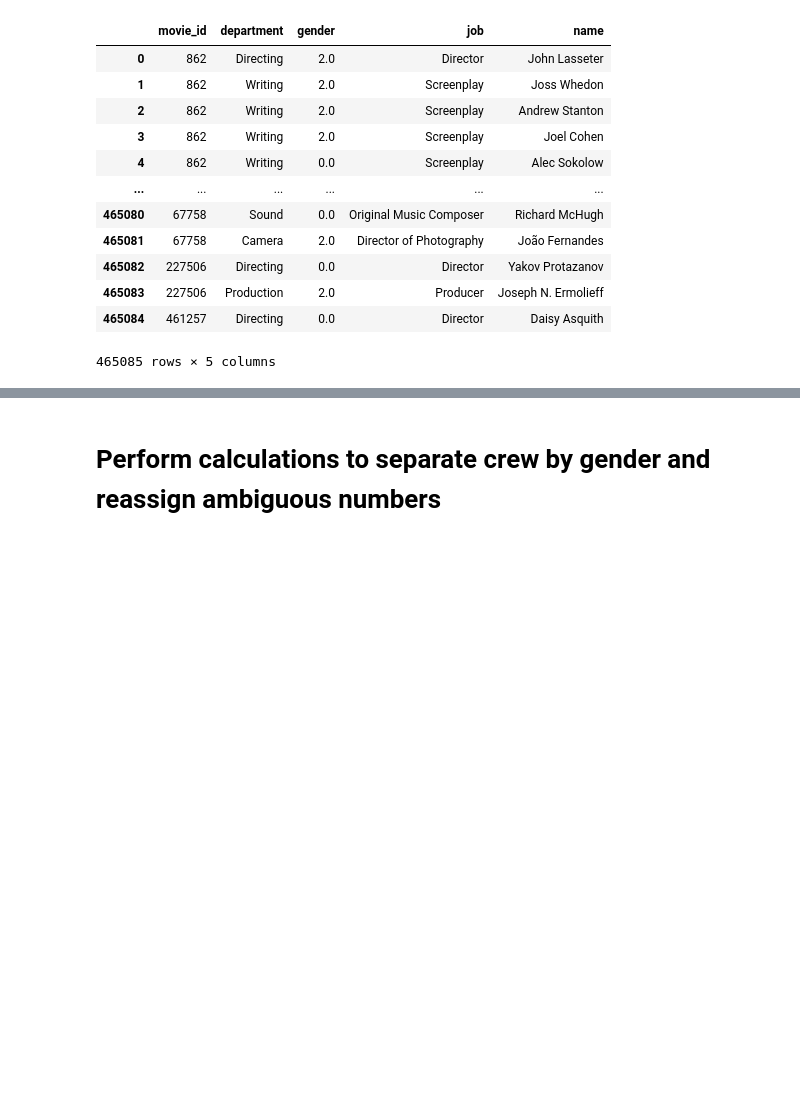
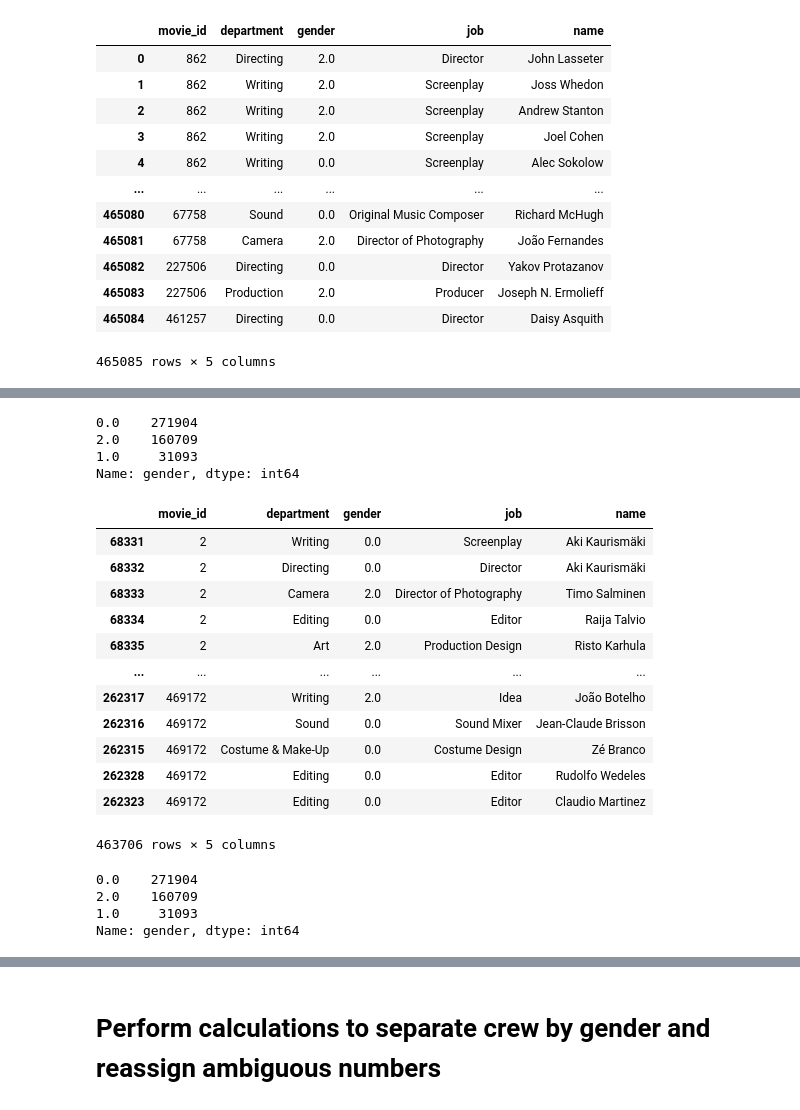
Before and after one commit to Kenner82/FRITFI-Female_vs_All_Since_1950, a Jupyter notebook: ETL_crew.ipynb, the cells around one changed output, grey strips where cells are left out. Cells and saved outputs as stored; diff of their text form; code cells hidden in the pictures; blank space fills up the shorter version.

```diff
--- a/ETL_crew.ipynb
+++ b/ETL_crew.ipynb
@@ -305,0 +168,32 @@ I can figure out how to identify where the duplicates are now.
+# %%
+clean_crew_df["gender"].value_counts()
+# %% [output]
+0.0    271904
+2.0    160709
+1.0     31093
+Name: gender, dtype: int64
+# %%
+clean_crew_df=clean_crew_df.dropna()
+
+clean_crew_df
+# %% [output]
+|  | movie_id | department | gender | job | name |
+| 68331 | 2 | Writing | 0.0 | Screenplay | Aki Kaurismäki |
+| 68332 | 2 | Directing | 0.0 | Director | Aki Kaurismäki |
+| 68333 | 2 | Camera | 2.0 | Director of Photography | Timo Salminen |
+| 68334 | 2 | Editing | 0.0 | Editor | Raija Talvio |
+| 68335 | 2 | Art | 2.0 | Production Design | Risto Karhula |
+| ... | ... | ... | ... | ... | ... |
+| 262317 | 469172 | Writing | 2.0 | Idea | João Botelho |
+| 262316 | 469172 | Sound | 0.0 | Sound Mixer | Jean-Claude Brisson |
+| 262315 | 469172 | Costume & Make-Up | 0.0 | Costume Design | Zé Branco |
+| 262328 | 469172 | Editing | 0.0 | Editor | Rudolfo Wedeles |
+| 262323 | 469172 | Editing | 0.0 | Editor | Claudio Martinez |
+463706 rows × 5 columns
+# %%
+clean_crew_df["gender"].value_counts()
+# %% [output]
+0.0    271904
+2.0    160709
+1.0     31093
+Name: gender, dtype: int64
```
Also changed, not shown: parts of 31 cells of this notebook.
